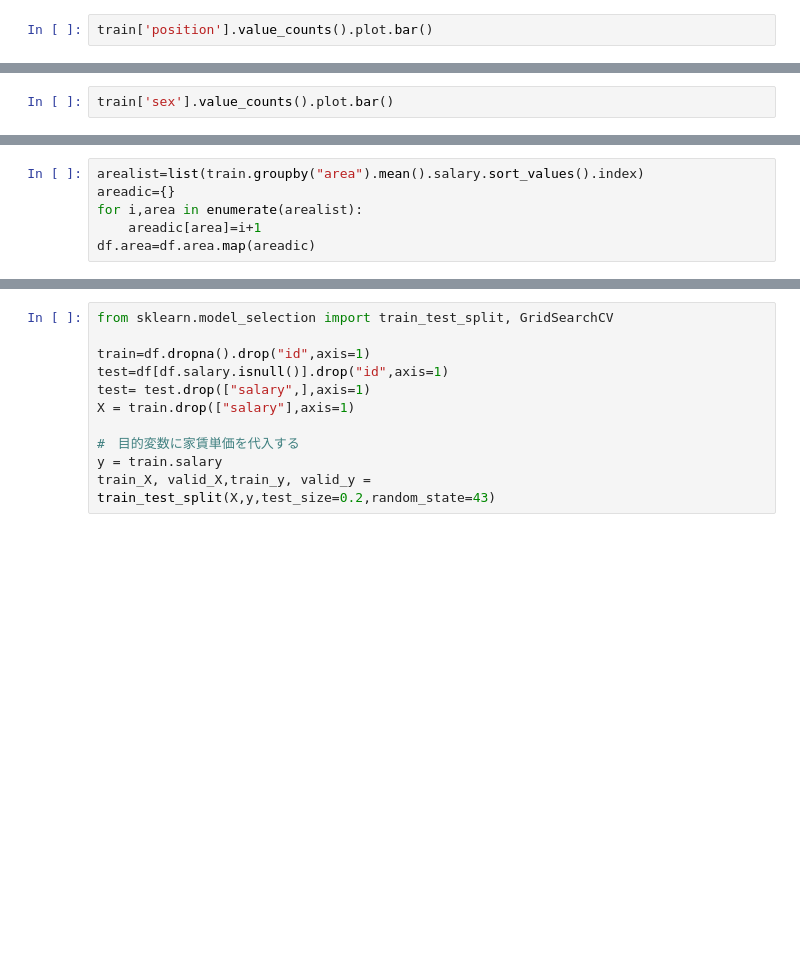
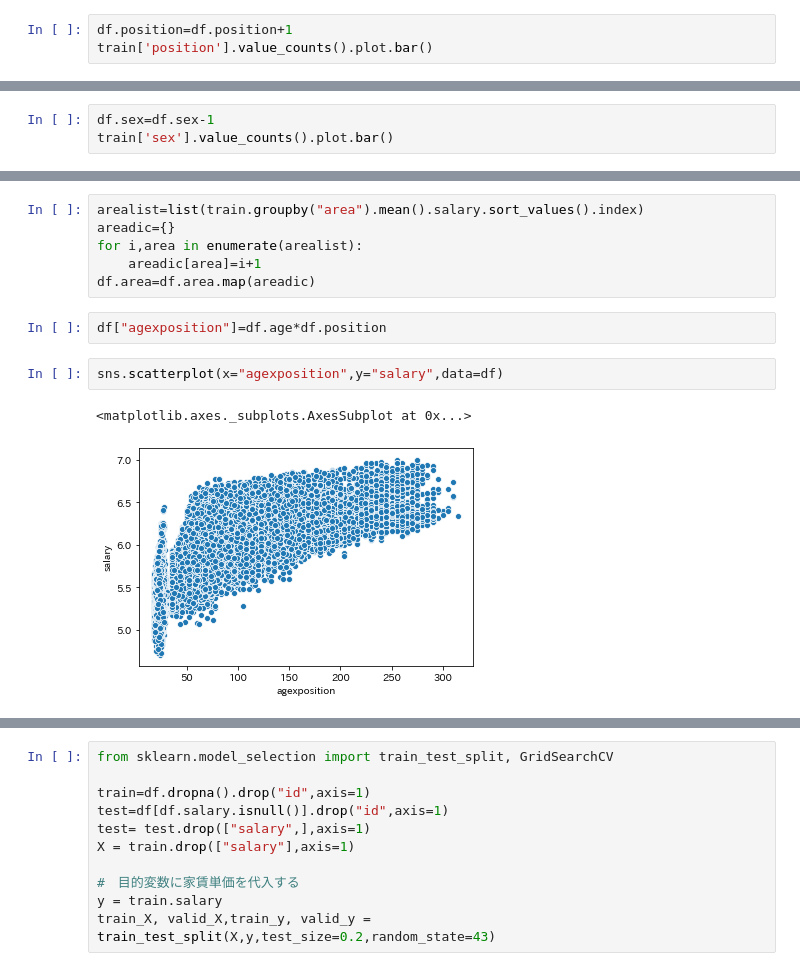
Before and after one commit to kyouyap/probspacecompetition, a Jupyter notebook: kyouyap.ipynb, the cells around one changed output, grey strips where cells are left out. Drawn from its saved outputs; the diff is of its cells as text; blank space fills up the shorter version.

```diff
--- a/kyouyap.ipynb
+++ b/kyouyap.ipynb
@@ -52,6 +52,7 @@ salary
 [428.07488729 317.93051704 357.35031585 ... 235.68644917 265.06183816
           nan]
 # %%
+df.position=df.position+1
 train['position'].value_counts().plot.bar()
 # %% [output]
 <matplotlib.axes._subplots.AxesSubplot at 0x...>
@@ -98,4 +99,5 @@ train['area'].value_counts().plot.bar(figsize=(20, 5))
 # %%
+df.sex=df.sex-1
 train['sex'].value_counts().plot.bar()
 # %% [output]
 <matplotlib.axes._subplots.AxesSubplot at 0x...>
@@ -271,3 +273,10 @@ areadic={}
 for i,area in enumerate(arealist):
     areadic[area]=i+1
 df.area=df.area.map(areadic)
+# %%
+df["agexposition"]=df.age*df.position
+# %%
+sns.scatterplot(x="agexposition",y="salary",data=df)
+# %% [output]
+<matplotlib.axes._subplots.AxesSubplot at 0x...>
+[figure, added]
```
Also changed, not shown: parts of 25 cells of this notebook, 16 other files.
